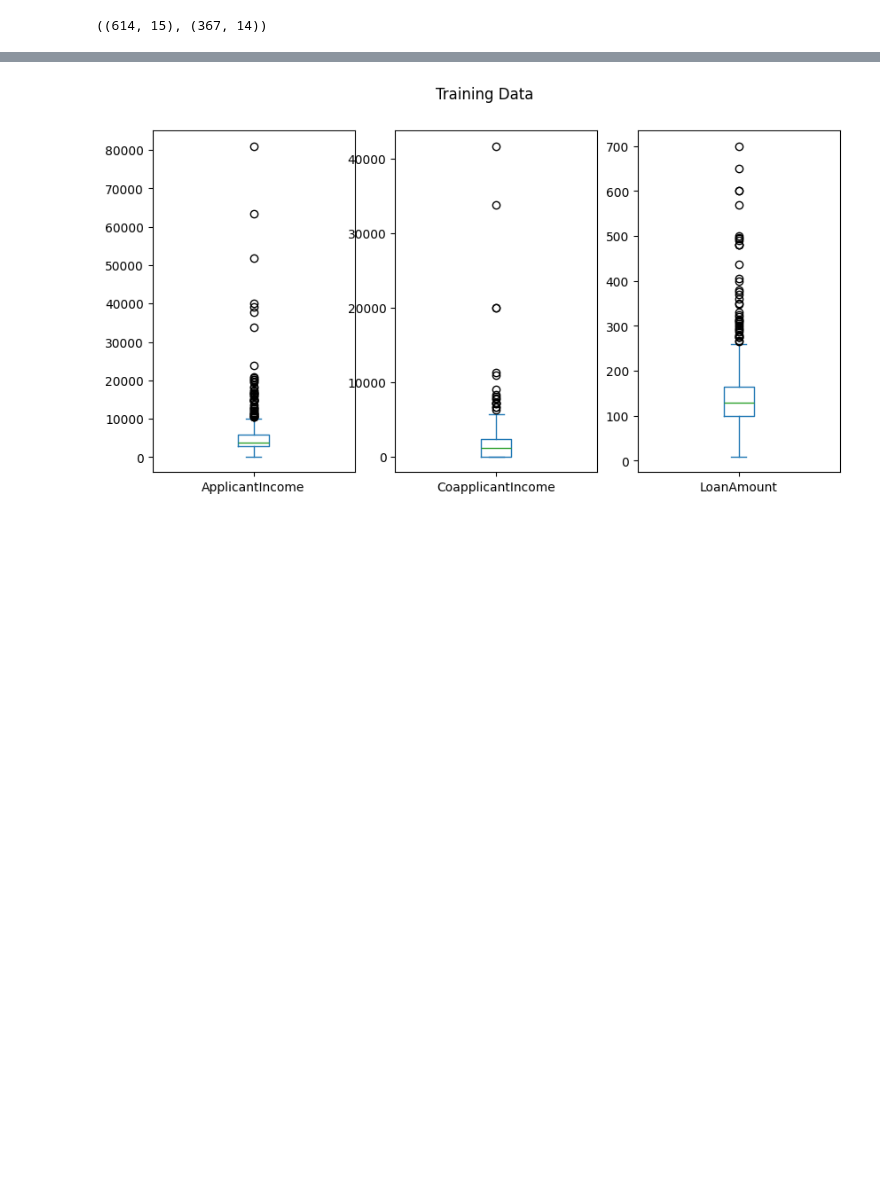
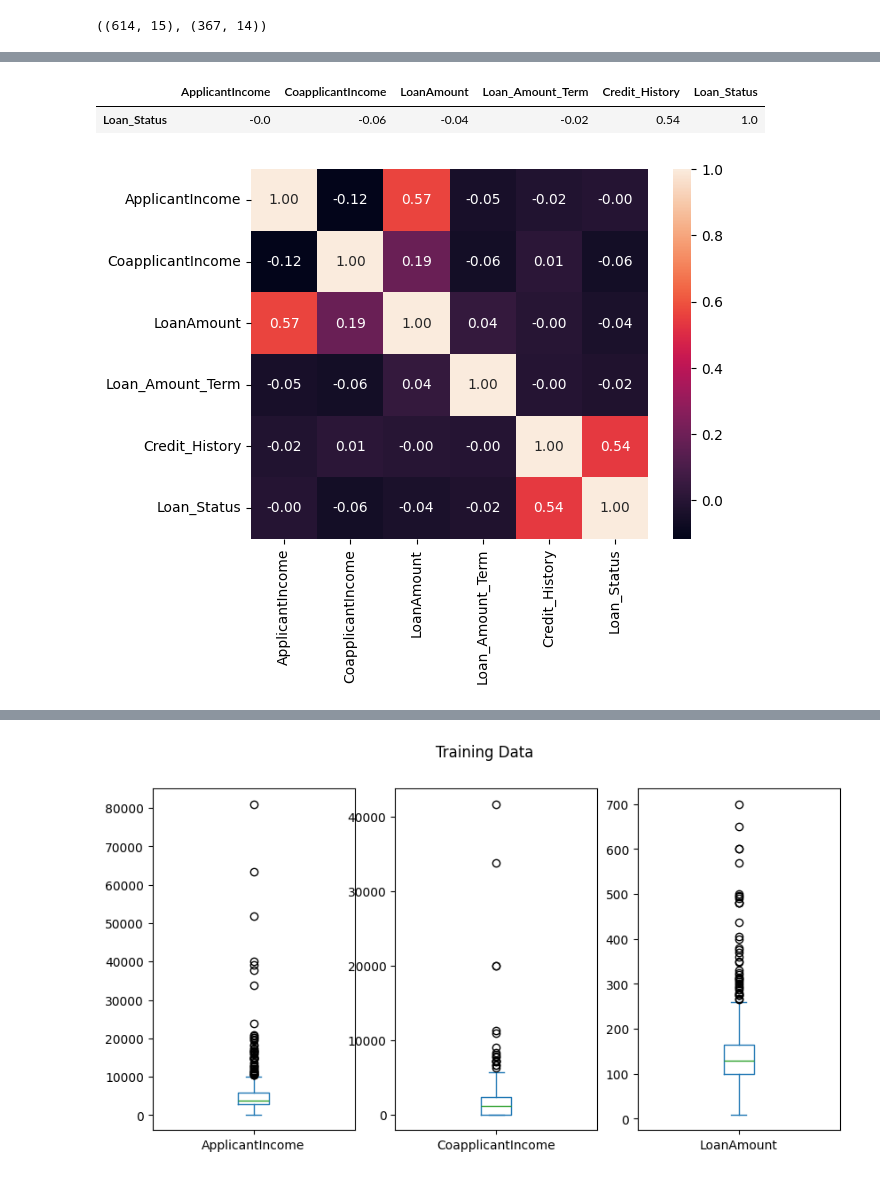
Before and after one commit to Mia-NK/Intro-to-Data-Science-DTSC-3010---Final-Project-Home-Loan-Approval-Prediction, a Jupyter notebook: 3010_final_project.ipynb, the cells around one changed output, grey strips where cells are left out. Saved outputs shown, nothing was run; the diff lists cells and outputs as text; code cells hidden in the pictures; blank space fills up the shorter version.

```diff
--- a/3010_final_project.ipynb
+++ b/3010_final_project.ipynb
@@ -450,0 +475,16 @@ training_clean.shape, test_clean.shape
+# %%
+#CORRELATION
+
+pearson_r = training_clean[['ApplicantIncome', 'CoapplicantIncome', 'LoanAmount',
+                            'Loan_Amount_Term', 'Credit_History', 'Loan_Status']].corr()
+pearson_r.loc[['Loan_Status']].round(2)
+# %% [output]
+|  | ApplicantIncome | CoapplicantIncome | LoanAmount | Loan_Amount_Term | Credit_History | Loan_Status |
+| Loan_Status | -0.0 | -0.06 | -0.04 | -0.02 | 0.54 | 1.0 |
+# %%
+#CONT... CORRELATION HEATMAP
+
+sns.heatmap(pearson_r, annot=True, fmt=".2f")
+plt.show()
+# %% [output]
+[figure, added]
```
Also changed, not shown: parts of 34 cells of this notebook.
